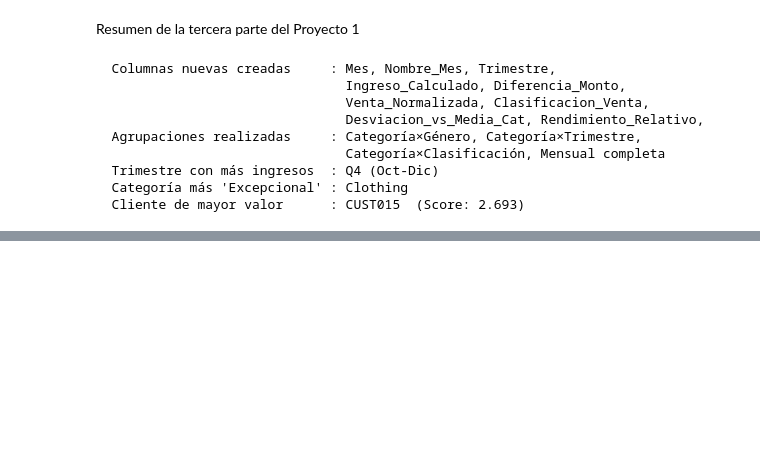
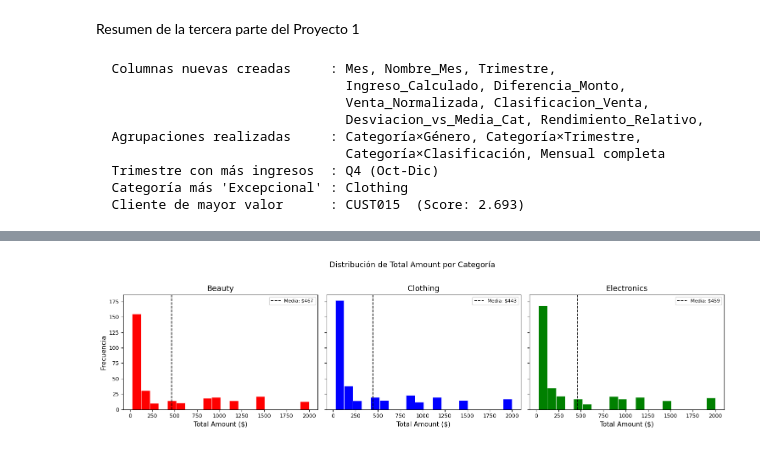
Before and after one commit to LordBrante/Analisis_ventas_retail, a Jupyter notebook: Proyecto_1_Marco_Brante.ipynb, the cells around one changed output, grey strips where cells are left out. Drawn from its saved outputs; the diff is of its cells as text; code cells hidden in the pictures; blank space fills up the shorter version.

```diff
--- a/Proyecto_1_Marco_Brante.ipynb
+++ b/Proyecto_1_Marco_Brante.ipynb
@@ -935,0 +1037,18 @@ print(f"  Cliente de mayor valor      : {mejor_cliente}  "
+# %%
+categorias = df['Product Category'].unique()
+fig, axes = plt.subplots(1, 3, figsize=(15, 4), sharey=True)
+
+for ax, cat in zip(axes, categorias):
+    datos = df[df['Product Category'] == cat]['Total Amount']
+    ax.hist(datos, bins=20, color=colores_categorias[cat], edgecolor='white', linewidth=0.5)
+    ax.axvline(datos.mean(), color='black', linestyle='--', linewidth=1.2,
+               label=f'Media: ${datos.mean():,.0f}')
+    ax.set_title(cat)
+    ax.set_xlabel('Total Amount ($)')
+    ax.legend(fontsize=8)
+
+axes[0].set_ylabel('Frecuencia')
+fig.suptitle('Distribución de Total Amount por Categoría', fontsize=13, y=1.02)
+plt.tight_layout()
+# %% [output]
+[figure, added]
```
Also changed, not shown: parts of 30 cells of this notebook.
